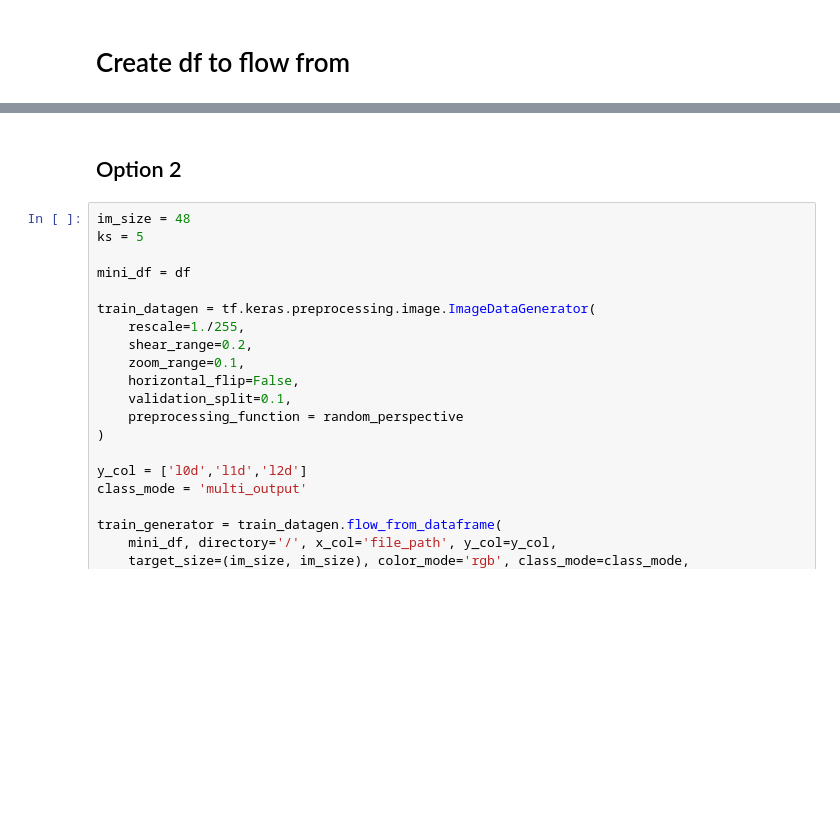
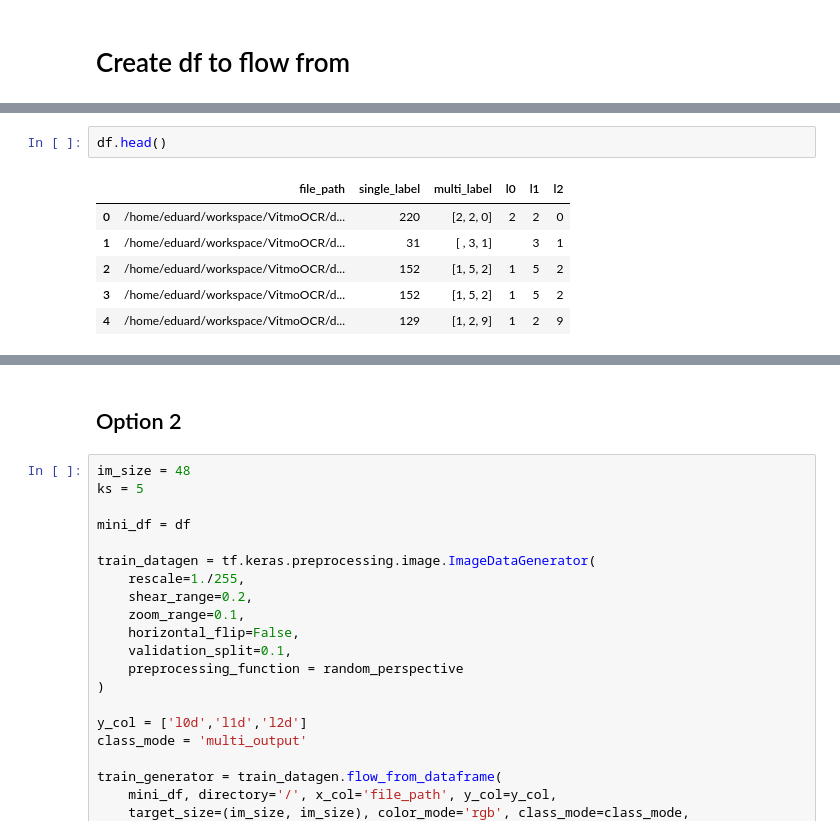
Before and after one commit to eduardkieser/vitmoocr, a Jupyter notebook: vitmo_3_output_layer_training.ipynb, the cells around one changed output, grey strips where cells are left out. Cells and saved outputs as stored; diff of their text form; blank space fills up the shorter version.

```diff
--- a/vitmo_3_output_layer_training.ipynb
+++ b/vitmo_3_output_layer_training.ipynb
@@ -57,3 +74,12 @@ print(df.shape)
+# %%
+df.head()
+# %% [output]
+|  | file_path | single_label | multi_label | l0 | l1 | l2 |
+| 0 | /home/eduard/workspace/VitmoOCR/d... | 220 | [2, 2, 0] | 2 | 2 | 0 |
+| 1 | /home/eduard/workspace/VitmoOCR/d... | 31 | [ , 3, 1] |  | 3 | 1 |
+| 2 | /home/eduard/workspace/VitmoOCR/d... | 152 | [1, 5, 2] | 1 | 5 | 2 |
+| 3 | /home/eduard/workspace/VitmoOCR/d... | 152 | [1, 5, 2] | 1 | 5 | 2 |
+| 4 | /home/eduard/workspace/VitmoOCR/d... | 129 | [1, 2, 9] | 1 | 2 | 9 |
 # %%
 def one_hot(cat):
     categories = [' ','0','1','2','3','4','5','6','7','8','9']
```
Also changed, not shown: parts of 13 cells of this notebook.
